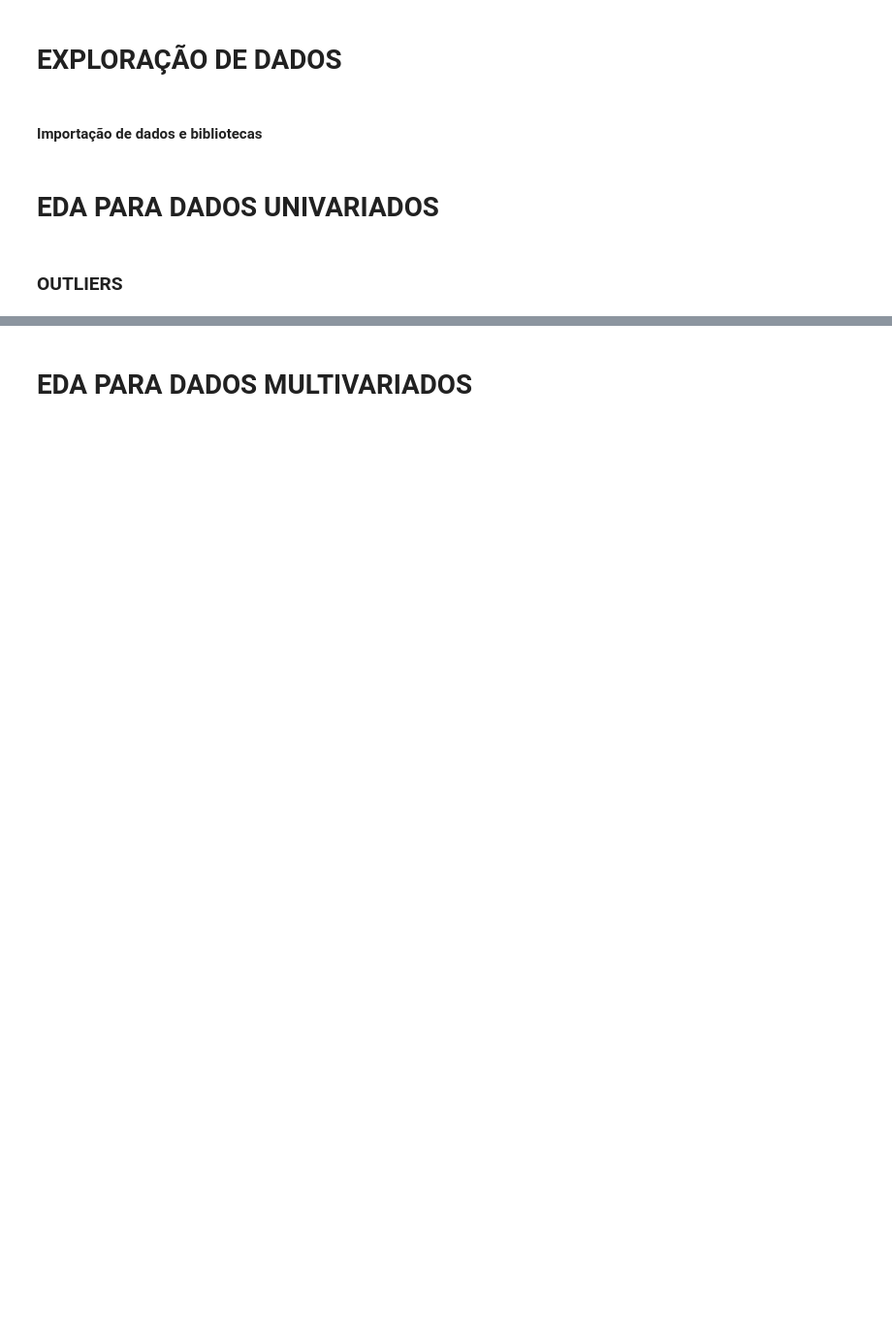
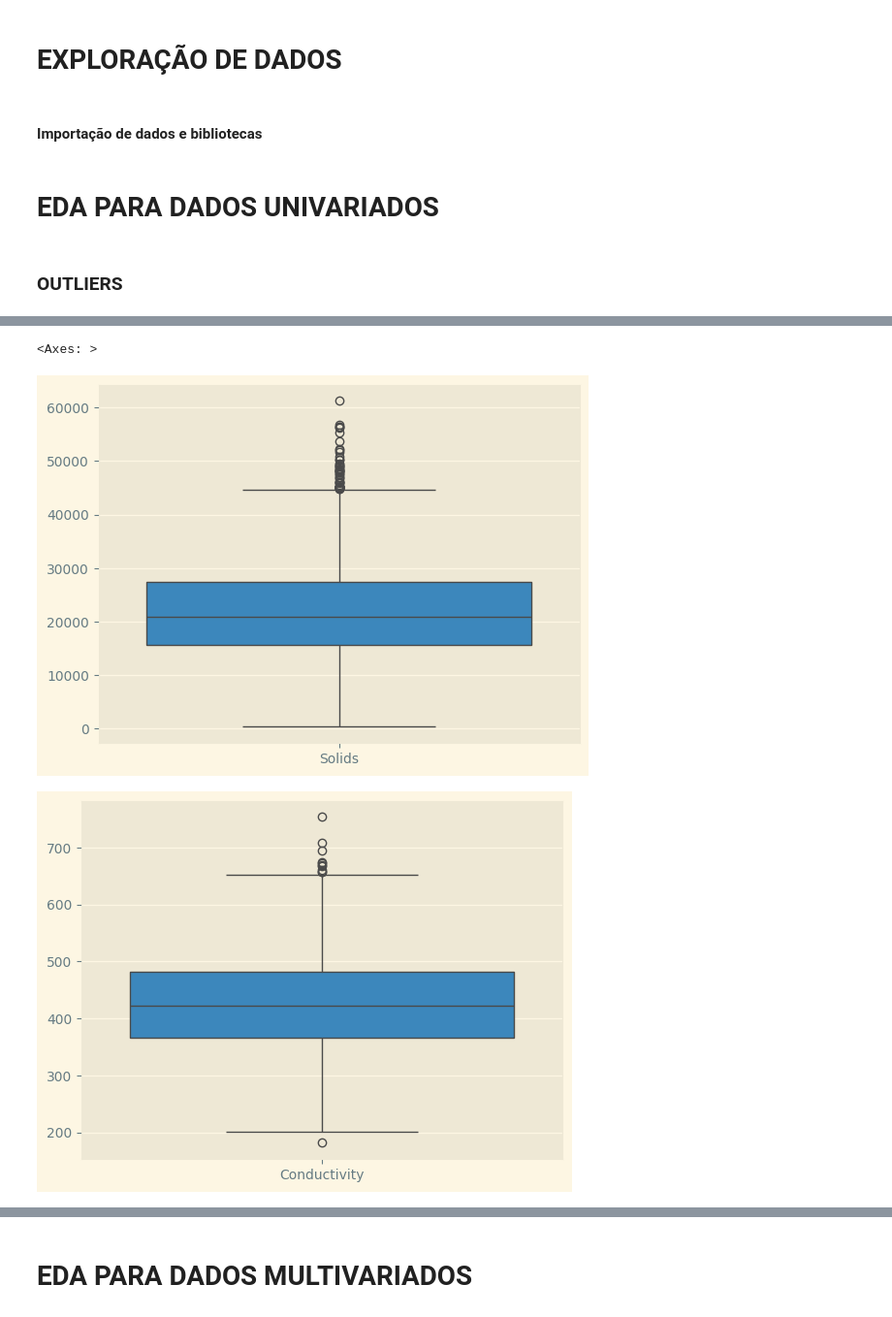
Before and after one commit to Nathan-Rgs/patternRecognition-supervisedLearning, a Jupyter notebook: classification/notebooks/EDA.ipynb, the cells around one changed output, grey strips where cells are left out. Shown at 97% size. Saved outputs shown, nothing was run; the diff lists cells and outputs as text; code cells hidden in the pictures; blank space fills up the shorter version.

```diff
--- a/classification/notebooks/EDA.ipynb
+++ b/classification/notebooks/EDA.ipynb
@@ -14,0 +54,9 @@
+# %%
+plt.figure()
+sns.boxplot(data=df[["Solids"]])
+plt.figure()
+sns.boxplot(data=df[["Conductivity"]])
+# %% [output]
+<Axes: >
+[figure, added]
+[figure, added]
```
Also changed, not shown: parts of 30 cells of this notebook.
